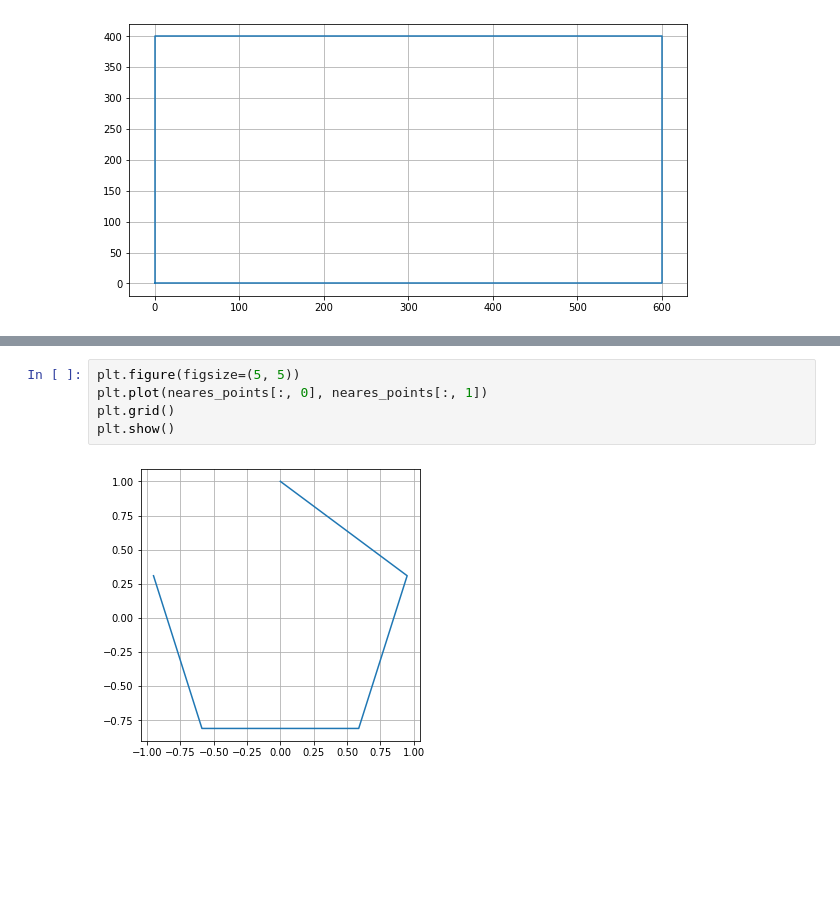
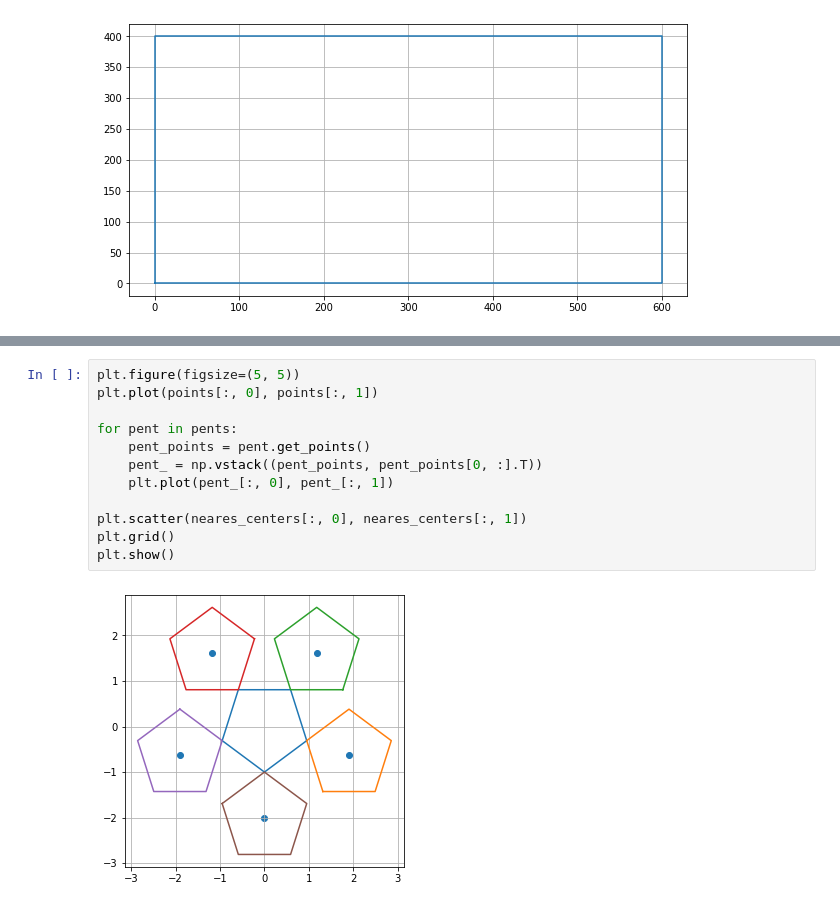
Before and after one commit to AnastasiiaKarliuk/Pazzle_generation, a Jupyter notebook: Split_area.ipynb, the cells around one changed output, grey strips where cells are left out. Saved outputs shown, nothing was run; the diff lists cells and outputs as text; blank space fills up the shorter version.

```diff
--- a/Split_area.ipynb
+++ b/Split_area.ipynb
@@ -54,7 +76,14 @@ array([[-9.51056516e-01,  3.09016994e-01],
 # %%
 plt.figure(figsize=(5, 5))
-plt.plot(neares_points[:, 0], neares_points[:, 1])
+plt.plot(points[:, 0], points[:, 1])
+
+for pent in pents:
+    pent_points = pent.get_points()
+    pent_ = np.vstack((pent_points, pent_points[0, :].T))
+    plt.plot(pent_[:, 0], pent_[:, 1])
+
+plt.scatter(neares_centers[:, 0], neares_centers[:, 1])
 plt.grid()
 plt.show()
 # %% [output]
-[figure, old version]
+[figure, new version]
```
Also changed, not shown: parts of 1 cell of this notebook, 1 other file.
